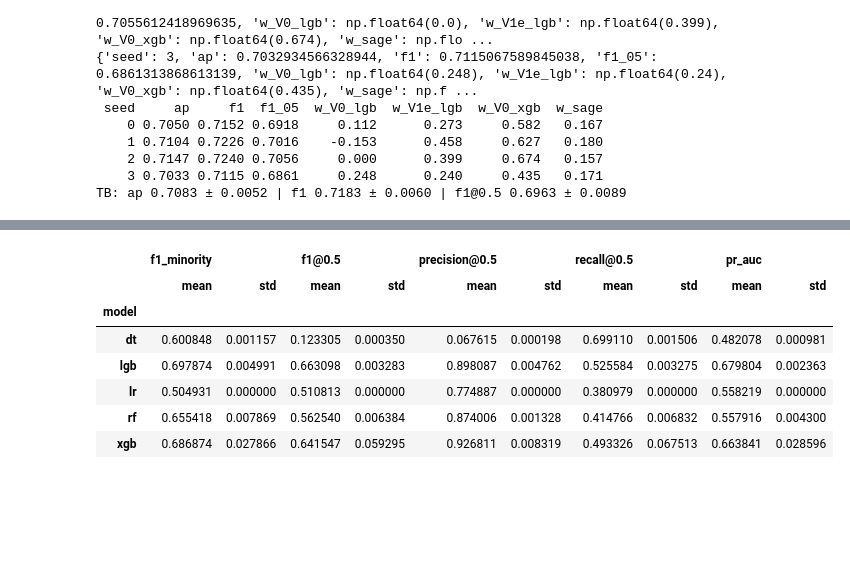
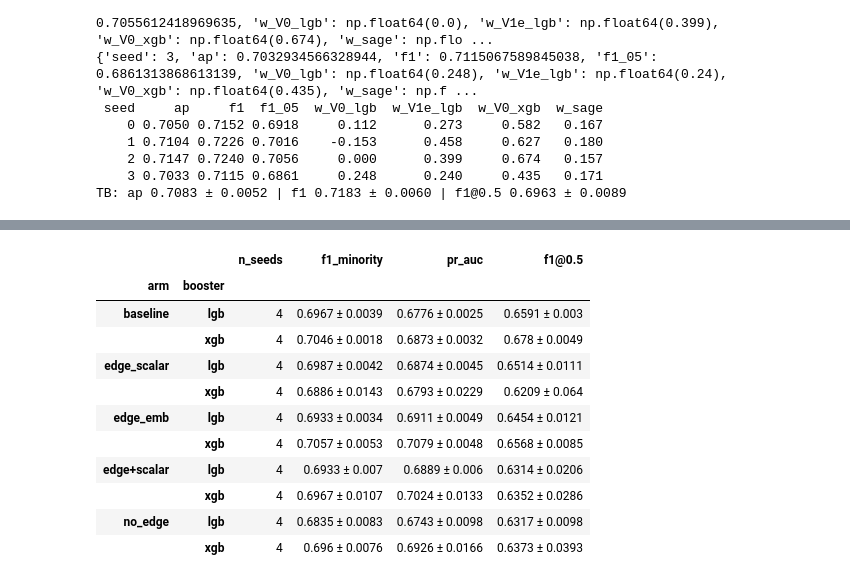
Before and after one commit to Tyler3743/fraud_detection, a Jupyter notebook: result.ipynb, the cells around one changed output, grey strips where cells are left out. Drawn from its saved outputs; the diff is of its cells as text; code cells hidden in the pictures; blank space fills up the shorter version.

```diff
--- a/result.ipynb
+++ b/result.ipynb
@@ -153,54 +153,38 @@ tbl
 | dt | 4 | 0.6008 ± 0.0012 | 0.1233 ± 0.0004 | 0.8246 ± 0.0012 | 0.4726 ± 0.0011 | 0.4821 ± 0.001 | 0.6866 ± 0.0017 | 0.8278 ± 0.001 | ... |
 | lr | 4 | 0.5049 ± 0.0 | 0.5108 ± 0.0 | 0.4166 ± 0.0 | 0.6407 ± 0.0 | 0.5582 ± 0.0 | 0.8176 ± 0.0 | 0.743 ± 0.0 | ... |
 # %%
-import numpy as np
 import pandas as pd
-from sklearn.metrics import f1_score, precision_score, recall_score, average_precision_score
 
-import paths
-from metrics import find_best_threshold
+METRICS = ["f1_minority", "pr_auc", "f1@0.5"]
 
-GROUP1_MODELS = ["dt", "lgb", "lr", "rf", "xgb"]
-SEEDS = [0, 1, 2, 3]
+df = pd.read_csv("results-hybrid-v3.csv")
+df = df.drop_duplicates(subset=["model", "split", "seed"], keep="last")
+df[["arm", "booster"]] = df["model"].str.rsplit("_", n=1, expand=True)
 
-# nhãn thật, căn theo đúng thứ tự dùng khi lưu scores/*.npy
-labels = pd.read_parquet(paths.TX_FEAT, columns=["Is Laundering", "split"])
-y_val = labels.loc[labels["split"] == "val", "Is Laundering"].to_numpy()
-y_test = labels.loc[labels["split"] == "test", "Is Laundering"].to_numpy()
+test = df[df["split"] == "test"]
+g = test.groupby(["arm", "booster"])
+mean, std = g[METRICS].mean(), g[METRICS].std()
 
-rows = []
-for model in GROUP1_MODELS:
-    for seed in SEEDS:
-        s_val = np.load(f"{paths.SCORES_DIR}/{model}_seed{seed}_val.npy")
-        s_test = np.load(f"{paths.SCORES_DIR}/{model}_seed{seed}_test.npy")
+tbl = pd.DataFrame(index=mean.index)
+tbl["n_seeds"] = g.size()
+for c in METRICS:
+    tbl[c] = mean[c].round(4).astype(str) + " ± " + std[c].round(4).astype(str)
 
-        thr = find_best_threshold(y_val, s_val)
-        pred_thr = (s_test >= thr).astype(int)
-        pred_05 = (s_test >= 0.5).astype(int)
-
-        rows.append({
-            "model": model,
-            "seed": seed,
-            "f1_minority": f1_score(y_test, pred_thr, pos_label=1, zero_division=0),
-            "f1@0.5": f1_score(y_test, pred_05, pos_label=1, zero_division=0),
-            "precision@0.5": precision_score(y_test, pred_05, zero_division=0),
-            "recall@0.5": recall_score(y_test, pred_05, zero_division=0),
-            "pr_auc": average_precision_score(y_test, s_test),
-        })
-
-df = pd.DataFrame(rows)
-metric_cols = ["f1_minority", "f1@0.5", "precision@0.5", "recall@0.5", "pr_auc"]
-
-summary = df.groupby("model")[metric_cols].agg(["mean", "std"])
-summary = summary.reindex(GROUP1_MODELS)
-summary
+ARMS = ["baseline", "edge_scalar", "edge_emb", "edge+scalar", "no_edge"]
+BOOSTERS = ["lgb", "xgb"]
+tbl = tbl.reindex(pd.MultiIndex.from_product([ARMS, BOOSTERS], names=["arm", "booster"]))
+tbl
 # %% [output]
-|  | f1_minority |  | f1@0.5 |  | precision@0.5 |  | recall@0.5 |  | pr_auc |  |
-|  | mean | std | mean | std | mean | std | mean | std | mean | std |
-| model |  |  |  |  |  |  |  |  |  |  |
-| dt | 0.600848 | 0.001157 | 0.123305 | 0.000350 | 0.067615 | 0.000198 | 0.699110 | 0.001506 | 0.482078 | 0.000981 |
-| lgb | 0.697874 | 0.004991 | 0.663098 | 0.003283 | 0.898087 | 0.004762 | 0.525584 | 0.003275 | 0.679804 | 0.002363 |
-| lr | 0.504931 | 0.000000 | 0.510813 | 0.000000 | 0.774887 | 0.000000 | 0.380979 | 0.000000 | 0.558219 | 0.000000 |
-| rf | 0.655418 | 0.007869 | 0.562540 | 0.006384 | 0.874006 | 0.001328 | 0.414766 | 0.006832 | 0.557916 | 0.004300 |
-| xgb | 0.686874 | 0.027866 | 0.641547 | 0.059295 | 0.926811 | 0.008319 | 0.493326 | 0.067513 | 0.663841 | 0.028596 |
+|  |  | n_seeds | f1_minority | pr_auc | f1@0.5 |
+| arm | booster |  |  |  |  |
+| baseline | lgb | 4 | 0.6967 ± 0.0039 | 0.6776 ± 0.0025 | 0.6591 ± 0.003 |
+|  | xgb | 4 | 0.7046 ± 0.0018 | 0.6873 ± 0.0032 | 0.678 ± 0.0049 |
+| edge_scalar | lgb | 4 | 0.6987 ± 0.0042 | 0.6874 ± 0.0045 | 0.6514 ± 0.0111 |
+|  | xgb | 4 | 0.6886 ± 0.0143 | 0.6793 ± 0.0229 | 0.6209 ± 0.064 |
+| edge_emb | lgb | 4 | 0.6933 ± 0.0034 | 0.6911 ± 0.0049 | 0.6454 ± 0.0121 |
+|  | xgb | 4 | 0.7057 ± 0.0053 | 0.7079 ± 0.0048 | 0.6568 ± 0.0085 |
+| edge+scalar | lgb | 4 | 0.6933 ± 0.007 | 0.6889 ± 0.006 | 0.6314 ± 0.0206 |
+|  | xgb | 4 | 0.6967 ± 0.0107 | 0.7024 ± 0.0133 | 0.6352 ± 0.0286 |
+| no_edge | lgb | 4 | 0.6835 ± 0.0083 | 0.6743 ± 0.0098 | 0.6317 ± 0.0098 |
+|  | xgb | 4 | 0.696 ± 0.0076 | 0.6926 ± 0.0166 | 0.6373 ± 0.0393 |
 # %%
```
Also changed, not shown: parts of 5 cells of this notebook, 4 other files.
